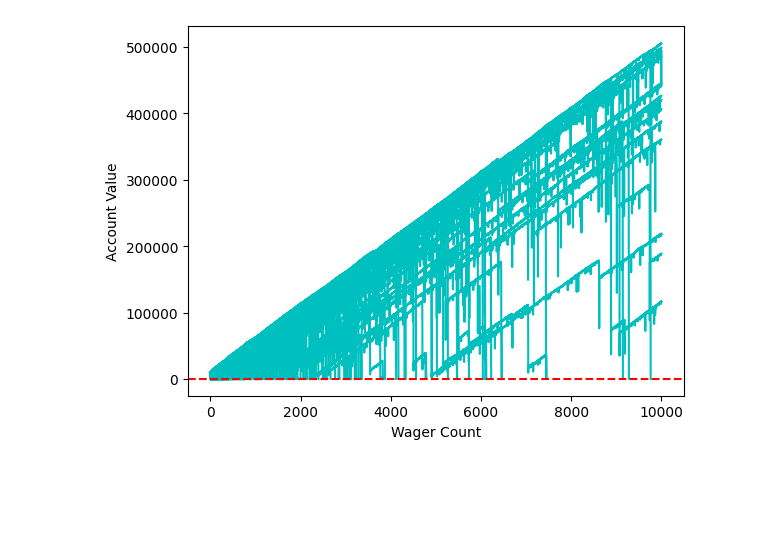
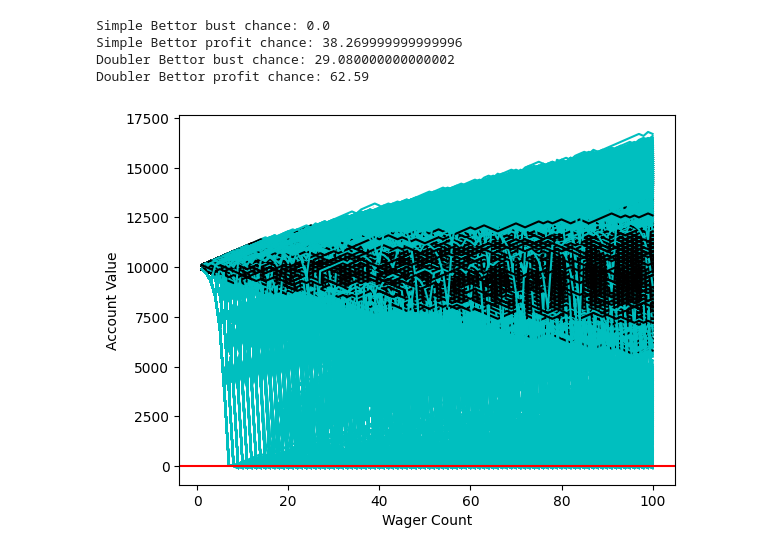
Before and after one commit to aarushburra123/quant-projects-2025, a Jupyter notebook: notebooks/Monte_Carlo_Simulations/03_monte_carlo_dice_example(1).ipynb, the cells around one changed output. Cells and saved outputs as stored; diff of their text form; code cells hidden in the pictures; blank space fills up the shorter version.

```diff
--- a/notebooks/Monte_Carlo_Simulations/03_monte_carlo_dice_example(1).ipynb
+++ b/notebooks/Monte_Carlo_Simulations/03_monte_carlo_dice_example(1).ipynb
@@ -4,11 +4,11 @@ import matplotlib.pyplot as plt
 import matplotlib
 import time
 
-sampleSize = 1000
+sampleSize = 10000
 
 startingFunds = 10000
 wagerSize = 100
-wagerCount = 10000
+wagerCount = 100
 def roll_Dice():
     roll = random.randint(1, 100)
     if roll == 100:
@@ -24,7 +24,8 @@ def roll_Dice():
 def doubler_bettor(funds, initial_wager, wager_count, color):
     value = funds
     wager = initial_wager
-    global broke_count
+    global doubler_busts
+    global doubler_profits
     wX = []
     vY = []
 
@@ -49,7 +50,7 @@ def doubler_bettor(funds, initial_wager, wager_count, color):
                 vY.append(value)
                 if value <= 0:
                     #print('broke after', currentWager, 'wagers')
-                    broke_count += 1
+                    doubler_busts += 1
                     break
         elif previousWager == 'lose':
             #print('we lost the last wager, double up! Thats the smart play!')
@@ -78,7 +79,7 @@ def doubler_bettor(funds, initial_wager, wager_count, color):
                 vY.append(value)
                 if value < 0:
                     #print('broke after', currentWager, 'wagers')
-                    broke_count += 1
+                    doubler_busts += 1
                     break
 
                 #print(value)
@@ -88,33 +89,13 @@ def doubler_bettor(funds, initial_wager, wager_count, color):
     #print(value)
 
     plt.plot(wX, vY,color)
-
-
-
-
-# xx = 0
-# broke_count = 0
-
-# while xx < 1000:
-#     doubler_bettor(10000,100,100)
-#     xx += 1
-
-# print('death rate:', (broke_count/float(xx)) * 100)
-# print('survival rate:', 100 - ((broke_count/float(xx)) * 100))
-
-# plt.axhline(0, color = 'r')
-# plt.show()
-
-
-
-
-
-
-
+    if value > funds:
+        doubler_profits += 1
 
 
 def simple_bettor(funds, initial_wager, wager_count,color):
-    global broke_count
+    global simple_busts
+    global simple_profits
     value = funds
     wager = initial_wager
 
@@ -124,38 +105,52 @@ def simple_bettor(funds, initial_wager, wager_count,color):
     currentWager = 1
 
     while currentWager <= wager_count:
         if roll_Dice():
             value += wager
             wX.append(currentWager)
             vY.append(value)
         else:
             value -= wager
             wX.append(currentWager)
             vY.append(value)
 
         currentWager += 1
 
     if value <= 0:
-        value = 'broke'
-        broke_count += 1
+        simple_busts += 1
     #print('Funds:', value)
 
     plt.plot(wX, vY,color)
+    if value > funds:
+        simple_profits += 1
 
 x = 0
 broke_count = 0
+
+simple_busts = 0.0
+doubler_busts = 0.0
+simple_profits = 0.0
+doubler_profits = 0.0
+
+
+
 while x < sampleSize:
-    #simple_bettor(startingFunds,wagerSize,wagerCount,'k')
+    simple_bettor(startingFunds,wagerSize,wagerCount,'k')
     doubler_bettor(startingFunds,wagerSize,wagerCount,'c')
     x += 1
-
-# print('death rate:', (broke_count/float(x)) * 100)
-# print('survival rate:', 100 - ((broke_count/float(x)) * 100))
+print('Simple Bettor bust chance:', (simple_busts/sampleSize) *100.00)
+print('Simple Bettor profit chance:', (simple_profits/sampleSize) *100.00)
+print('Doubler Bettor bust chance:', (doubler_busts/sampleSize) *100.00)
+print('Doubler Bettor profit chance:', (doubler_profits/sampleSize) *100.00)
 
 
-plt.axhline(y=0, color='r', linestyle='--')
+plt.axhline(0, color = 'r')
 plt.xlabel('Wager Count')
 plt.ylabel('Account Value')
 plt.show()
 # %% [output]
+Simple Bettor bust chance: 0.0
+Simple Bettor profit chance: 38.269999999999996
+Doubler Bettor bust chance: 29.080000000000002
+Doubler Bettor profit chance: 62.59
-[figure, old version]
+[figure, new version]
```
